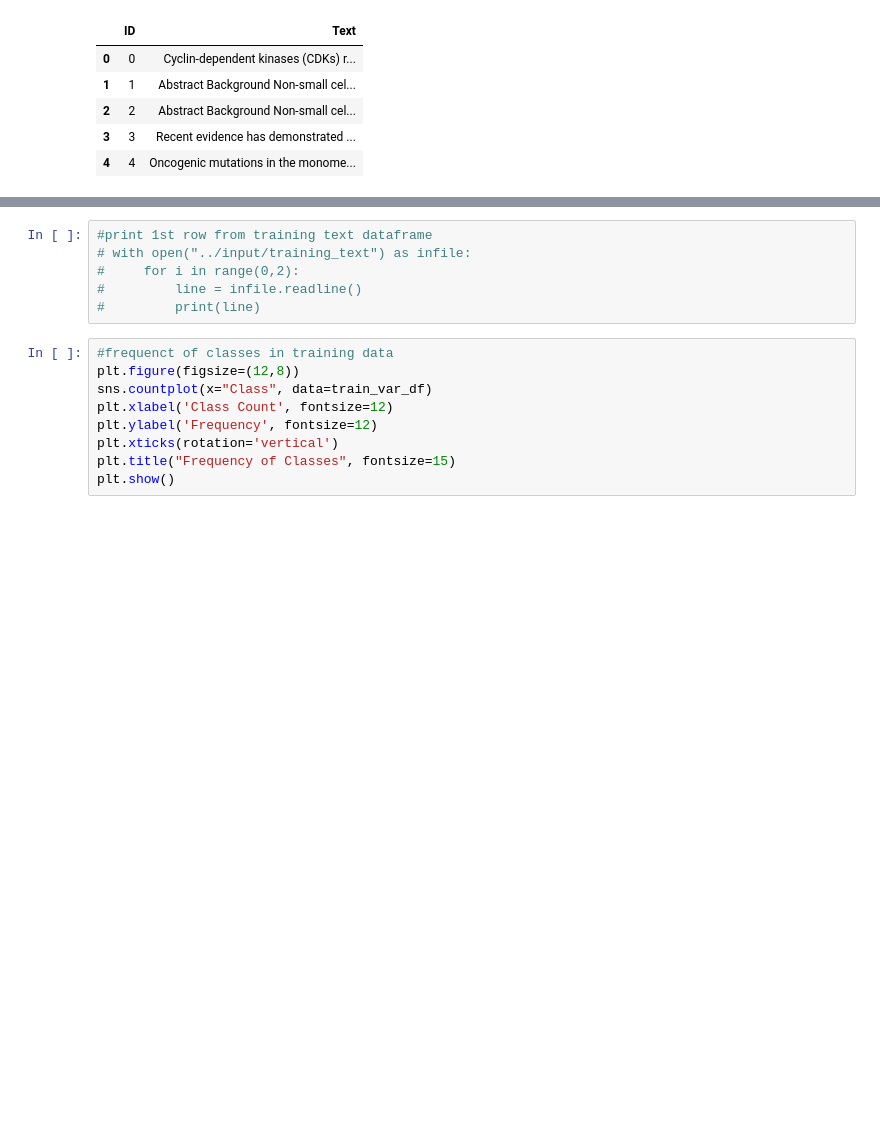
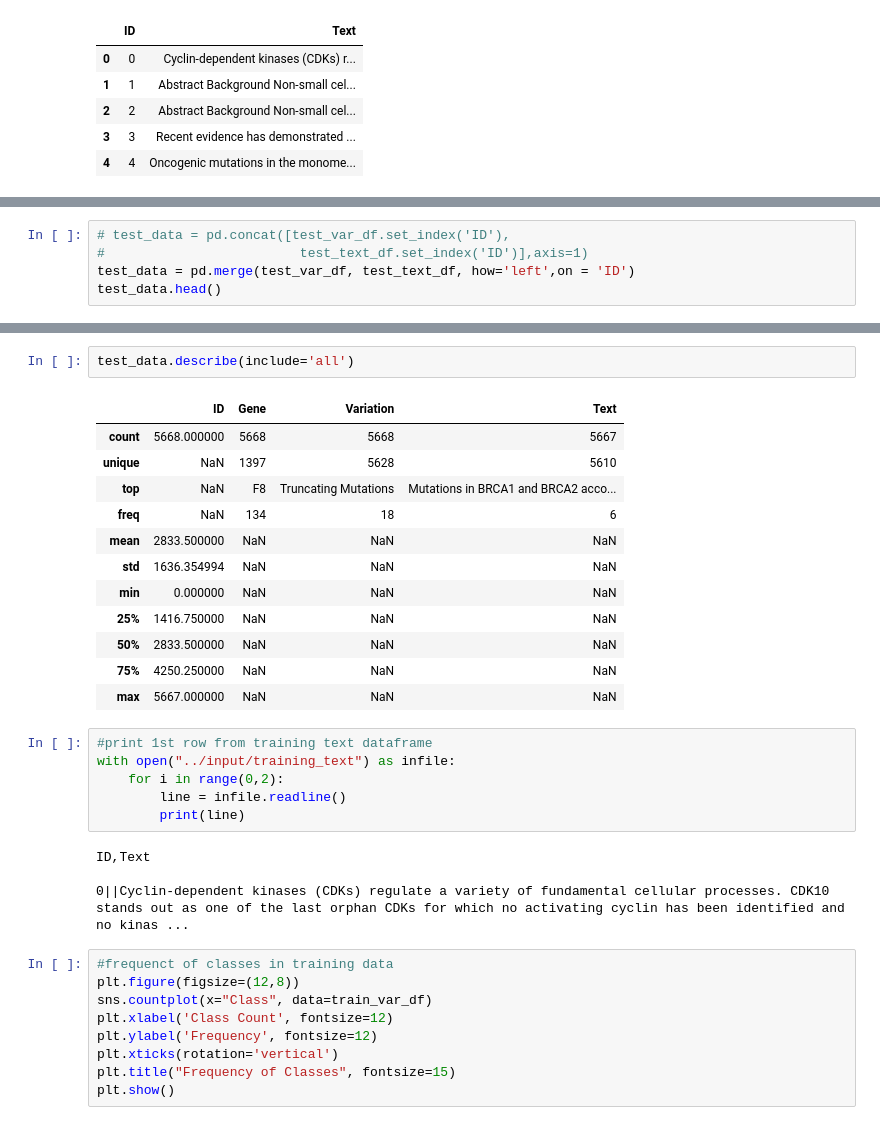
Before and after one commit to gita-vahdatinia/CancerAI, a Jupyter notebook: dataprocessing.ipynb, the cells around one changed output, grey strips where cells are left out. Drawn from its saved outputs; the diff is of its cells as text; blank space fills up the shorter version.

```diff
--- a/dataprocessing.ipynb
+++ b/dataprocessing.ipynb
@@ -84,0 +114,5 @@ total_data.describe(include='all')
+# %%
+# test_data = pd.concat([test_var_df.set_index('ID'),
+#                         test_text_df.set_index('ID')],axis=1)
+test_data = pd.merge(test_var_df, test_text_df, how='left',on = 'ID')
+test_data.head()
@@ -85,9 +126,28 @@ total_data.describe(include='all')
+# %%
+test_data.describe(include='all')
+# %% [output]
+|  | ID | Gene | Variation | Text |
+| count | 5668.000000 | 5668 | 5668 | 5667 |
+| unique | NaN | 1397 | 5628 | 5610 |
+| top | NaN | F8 | Truncating Mutations | Mutations in BRCA1 and BRCA2 acco... |
+| freq | NaN | 134 | 18 | 6 |
+| mean | 2833.500000 | NaN | NaN | NaN |
+| std | 1636.354994 | NaN | NaN | NaN |
+| min | 0.000000 | NaN | NaN | NaN |
+| 25% | 1416.750000 | NaN | NaN | NaN |
+| 50% | 2833.500000 | NaN | NaN | NaN |
+| 75% | 4250.250000 | NaN | NaN | NaN |
+| max | 5667.000000 | NaN | NaN | NaN |
 # %%
 #print 1st row from training text dataframe
-# with open("../input/training_text") as infile:
-#     for i in range(0,2):
-#         line = infile.readline()
-#         print(line)
+with open("../input/training_text") as infile:
+    for i in range(0,2):
+        line = infile.readline()
+        print(line)
+# %% [output]
+ID,Text
+
+0||Cyclin-dependent kinases (CDKs) regulate a variety of fundamental cellular processes. CDK10 stands out as one of the last orphan CDKs for which no activating cyclin has been identified and no kinas ...
 # %%
 #frequenct of classes in training data
 plt.figure(figsize=(12,8))
```
Also changed, not shown: parts of 14 cells of this notebook, 2 other files.
